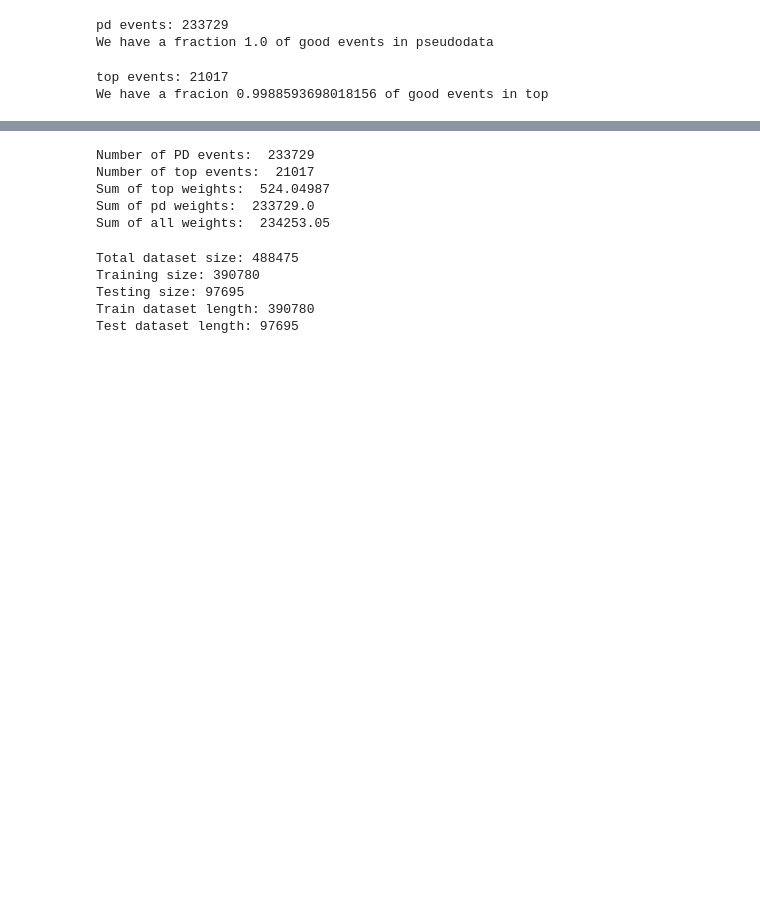
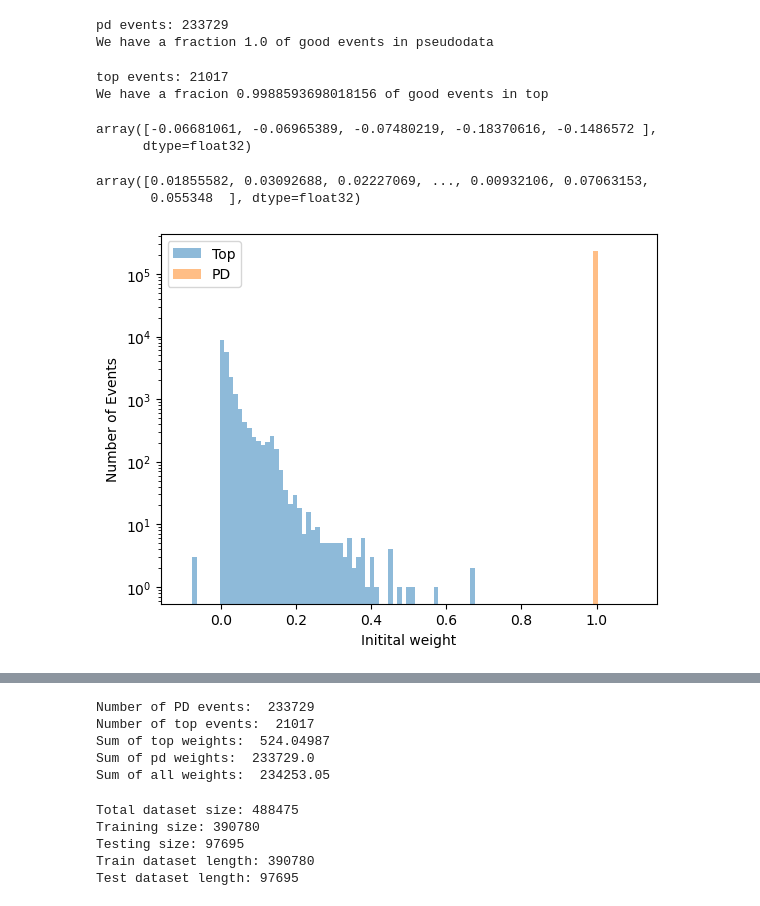
Before and after one commit to kgreif24/zjets_omnifold, a Jupyter notebook: topsubtraction.ipynb, the cells around one changed output, grey strips where cells are left out. Saved outputs shown, nothing was run; the diff lists cells and outputs as text; code cells hidden in the pictures; blank space fills up the shorter version.

```diff
--- a/topsubtraction.ipynb
+++ b/topsubtraction.ipynb
@@ -56,3 +59,24 @@ pd_labels1 = np.ones((len(pd_kinematics), 1), dtype=np.float32)
 # Get weights
 weight_top = get_observables(t_top, ["weight"])
 weight_pd = get_observables(t_pd, ["weight"])
+# %%
+weight_top[weight_top < 0]
+# %% [output]
+array([-0.06681061, -0.06965389, -0.07480219, -0.18370616, -0.1486572 ],
+      dtype=float32)
+# %%
+weight_top[weight_top > 0]
+# %% [output]
+array([0.01855582, 0.03092688, 0.02227069, ..., 0.00932106, 0.07063153,
+       0.055348  ], dtype=float32)
+# %%
+# Plot initial weights
+plt.hist(weight_top, bins=np.linspace(-0.1,1.1,100), alpha=0.5, label="Top")
+plt.hist(weight_pd, bins=np.linspace(-0.1,1.1,100), alpha=0.5, label="PD")
+plt.yscale("log")
+plt.xlabel("Initital weight")
+plt.ylabel("Number of Events")
+plt.legend()
+plt.show()
+# %% [output]
+[figure, added]
```
Also changed, not shown: parts of 19 cells of this notebook.
